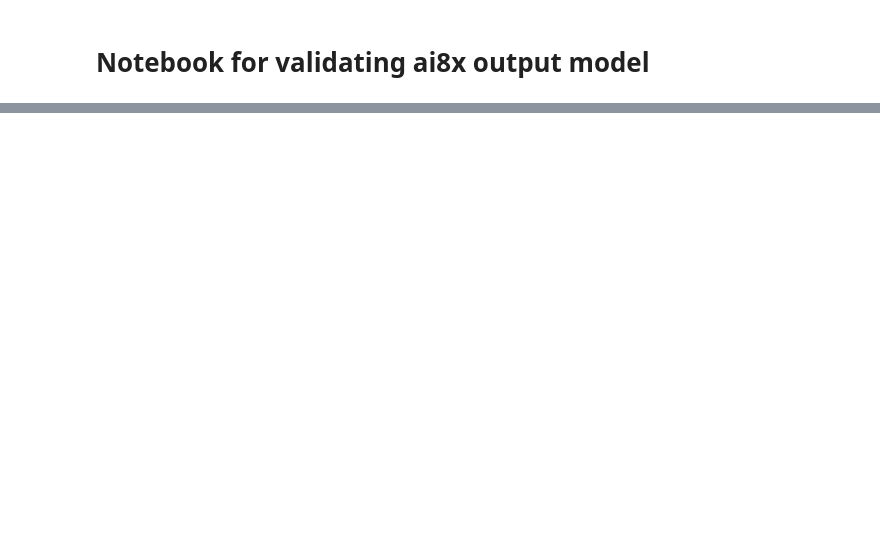
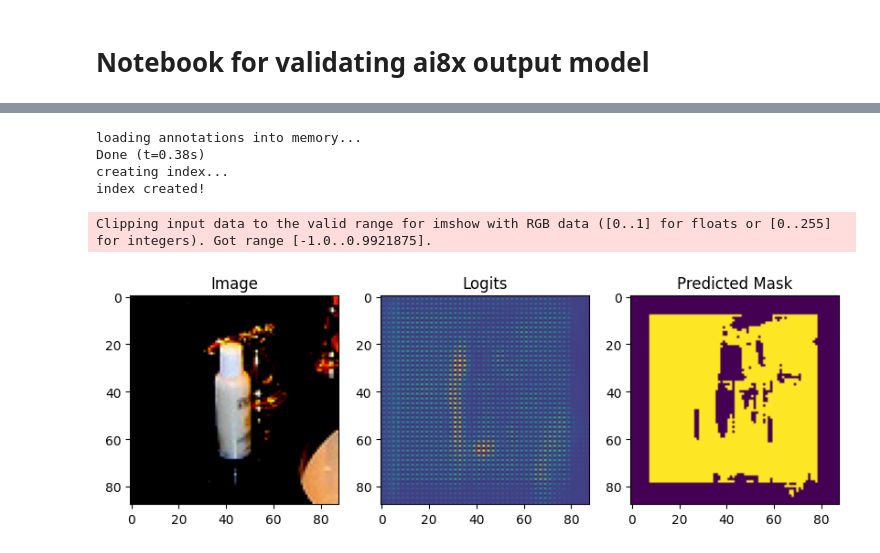
Before and after one commit to laggezhd/giga-sam, a Jupyter notebook: max78000/testing/max78000_validate.ipynb, the cells around one changed output, grey strips where cells are left out. Drawn from its saved outputs; the diff is of its cells as text; code cells hidden in the pictures; blank space fills up the shorter version.

Commit message:
Added final scripts for validation.

```diff
--- a/max78000/testing/max78000_validate.ipynb
+++ b/max78000/testing/max78000_validate.ipynb
@@ -306,5 +729,5 @@ class Args:
         self.act_mode_8bit = act_mode_8bit
         self.truncate_testset = False
 
-args = Args(act_mode_8bit=True)
-ai8x.set_device(85, True, False) # True to simulate device
+args = Args(act_mode_8bit=False)
+ai8x.set_device(85, False, False) # True to simulate device
@@ -316,21 +759,27 @@ summary(model)
 # %%
 model = MinimalSam()
-ai8x.fuse_bn_layers(model)
+# ai8x.fuse_bn_layers(model)
 
 # checkpoint = torch.load("../../outputs/minimalsam_ai8x_qat_epoch7_q8.pth.tar", map_location=torch.device('cpu'))
 # checkpoint = torch.load("../../outputs/1_1_2026_wd/minimalsam_ai8x_wd_epoch4.pth.tar", map_location=torch.device('cpu'))
-# checkpoint = torch.load("../../outputs/1_1_2026_wd/minimalsam_ai8x_wd_qat_epoch7_q8.pth.tar", map_location=torch.device('cpu'))
+# checkpoint = torch.load("/home/cyril/git/giga-sam/outputs/minimalsam_ai8x_qat_epoch7_q8.pth.tar", map_location=torch.device('cpu'))
+
 # checkpoint = torch.load("/home/cyril/git/giga-sam/outputs/1.1.2026_nowd_88x88_weighted/minimalsam_ai8x_nowd_88x88_epoch0.pth.tar", map_location=torch.device('cpu'))
 # checkpoint = torch.load("/home/cyril/git/giga-sam/outputs/1.1.2026_nowd_88x88_weighted/minimalsam_ai8x_qat_nowd_88x88_epoch10_q8.pth.tar", map_location=torch.device('cpu'))
-# checkpoint = torch.load("../../outputs/minimalsam_ai8x_epoch2_nowd.pth.tar", map_location=torch.device('cpu'))
-# checkpoint = torch.load("/home/cyril/git/giga-sam/outputs/2_1_2026_nowd_88x88_lr/minimalsam_ai8x_nowd_lr_88x88_epoch15.pth.tar", map_location=torch.device('cpu'))
+
+# checkpoint = torch.load("/home/cyril/git/giga-sam/outputs/2_1_2026_nowd_88x88_lr/minimalsam_ai8x_nowd_lr_88x88_epoch10.pth.tar", map_location=torch.device('cpu'))
 
 # checkpoint = torch.load("/home/cyril/git/giga-sam/outputs/2_1_2026_adamw_88x88_newarch/minimalsam_adamw_newarch_88x88_epoch1.tar", map_location=torch.device('cpu'))
 
 # checkpoint = torch.load("/home/cyril/git/giga-sam/outputs/4_1_2enc_big/epoch3.tar", map_location=torch.device('cpu'))
 # checkpoint = torch.load("/home/cyril/git/giga-sam/outputs/4_1_unet_scramble/epoch19_qat_q8.tar", map_location=torch.device('cpu'))
 
-checkpoint = torch.load("/home/cyril/git/giga-sam/outputs/4_1_deployable_minus4/epoch1_qat_q8.tar", map_location=torch.device('cpu'))
+# checkpoint = torch.load("/home/cyril/git/giga-sam/outputs/5_1_final/epoch19_qat_q8.tar", map_location=torch.device('cpu'))
+
+
+
+checkpoint = torch.load("/home/cyril/git/giga-sam/outputs/4_1_1enc/epoch0.tar", map_location=torch.device('cpu'))
+# checkpoint = torch.load("/home/cyril/git/giga-sam/outputs/4_1_2enc_big/epoch3.tar", map_location=torch.device('cpu'))
 
 
 state_dict = checkpoint['state_dict']
@@ -339,37 +788,66 @@ model.eval()
 ai8x.update_model(model)
 # %%
 _, test_dataset = minimalsam_get_datasets(("../../dataset", args), load_train=False, load_test=True)
+# %% [output]
+loading annotations into memory...
+Done (t=0.38s)
+creating index...
+index created!
 # %%
-num_examples = 20
+num_examples = 1
 
 # create figure
-fig = plt.figure(figsize=(10,48))
+fig = plt.figure(figsize=(10,8))
 
 with torch.no_grad():
     for i in range(0, num_examples):
-        image, mask = test_dataset.__getitem__(i)
+        image, mask = test_dataset.__getitem__(i+46)
+
+        # image_scaled = torch.add(image, 128).int()
 
         preds = model(image.unsqueeze(0)).squeeze(0)
-        print(preds.shape)
+        # print(preds.shape)
         # print(preds[0][48][48])
         # print(preds[1][48][48])
         # print("preds:", preds[0][0][0])
         # print("preds:", preds[1][0][0])
         probabilities = torch.softmax(preds, dim=0)
         # print("probabilities:", probabilities[0][48][48])
         # print("probabilities:", probabilities[1][48][48])
 
         # print("probabilities.shape()", probabilities.shape)
         # print("probabilities:", probabilities)
         pred_mask = torch.argmax(probabilities, dim=0)
         # print("mask:", pred_mask[48][48])
         # print("pred_mask.shape", pred_mask.shape)
         # print("pred_mask", pred_mask)
 
         plt.subplot(num_examples,3,3*i+1)
         plt.imshow(image.permute(1, 2, 0))
+        # if i==0:
+        plt.title("Image")
         plt.subplot(num_examples,3,3*i+2)
+        plt.imshow(preds[1])
+        # plt.imshow(pred_mask)
+        # if i==0:
+        plt.title("Logits")
+        plt.subplot(num_examples,3,3*i+3)
+        plt.imshow(pred_mask)
+        # if i==0:
+        plt.title("Predicted Mask")
+
+        # plt.subplot(2,2,1)
+        # plt.imshow(image.permute(1, 2, 0))
+        # plt.title("Image")
+        # plt.subplot(2,2,2)
+        # plt.imshow(mask)
+        # plt.title("Ground Truth Mask")
+        # plt.subplot(2,2,3)
         # plt.imshow(preds[1])
-        plt.imshow(pred_mask)
-        plt.subplot(num_examples,3,3*i+3)
-        plt.imshow(mask)
+        # plt.title("Logits")
+        # plt.subplot(2,2,4)
+        # plt.imshow(pred_mask)
+        # plt.title("Predicted Mask")
+# %% [output]
+Clipping input data to the valid range for imshow with RGB data ([0..1] for floats or [0..255] for integers). Got range [-1.0..0.9921875].
+[figure, added]
```
Also changed, not shown: parts of 7 cells of this notebook, 3 other files.
